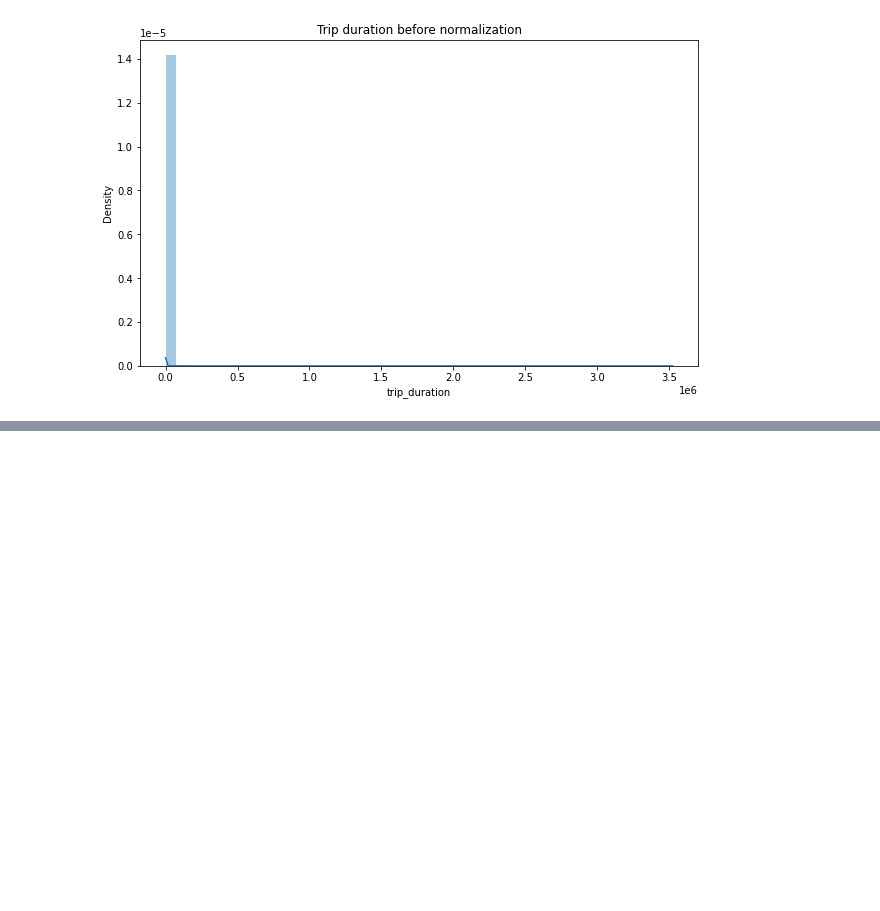
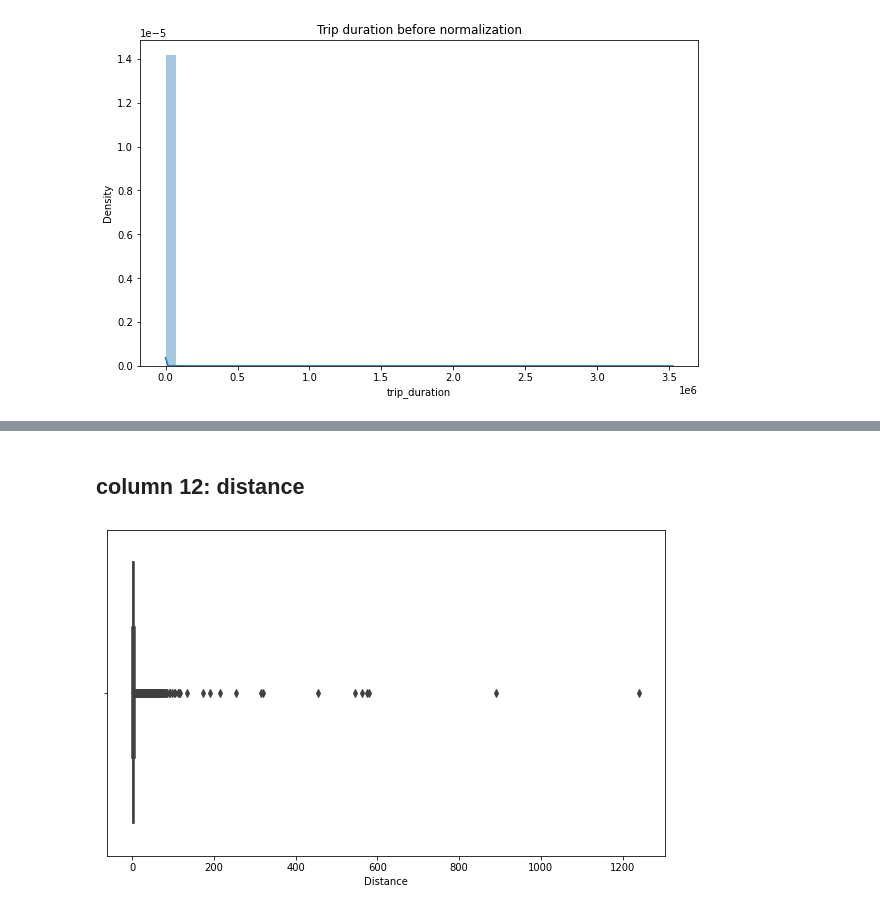
Before and after one commit to pranay2310/NYC-Taxi-Trip-Time-Prediction---Capstone-Project.ipynb, a Jupyter notebook: NYC_Taxi_Trip_Time_Prediction_Capstone_Project.ipynb, the cells around one changed output, grey strips where cells are left out. Drawn from its saved outputs; the diff is of its cells as text; code cells hidden in the pictures; blank space fills up the shorter version.

```diff
--- a/NYC_Taxi_Trip_Time_Prediction_Capstone_Project.ipynb
+++ b/NYC_Taxi_Trip_Time_Prediction_Capstone_Project.ipynb
@@ -262,0 +281,8 @@ plt.show()
+# %% [markdown]
+## column 12: distance <br>
+# %%
+sns.boxplot(data.distance)
+plt.xlabel('Distance')
+plt.show()
+# %% [output]
+[figure, added]
```
Also changed, not shown: parts of 17 cells of this notebook.
